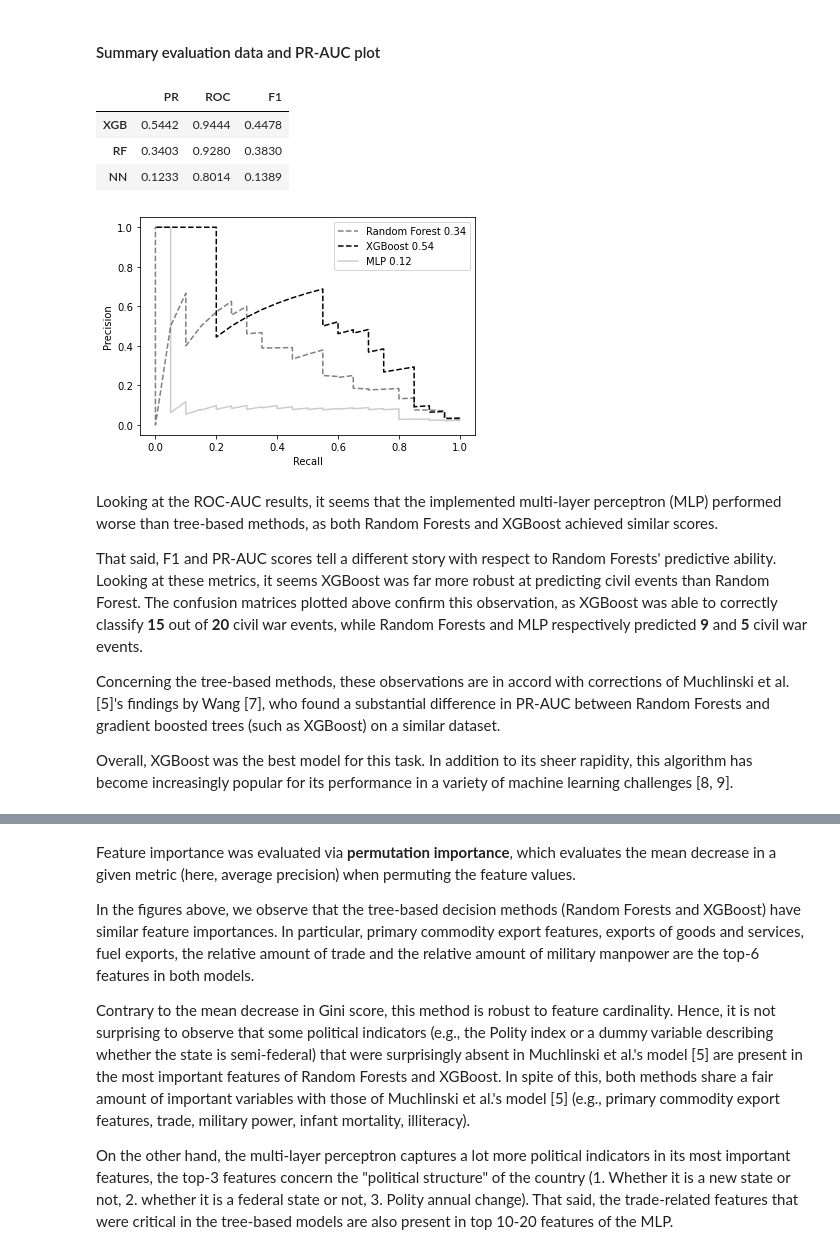
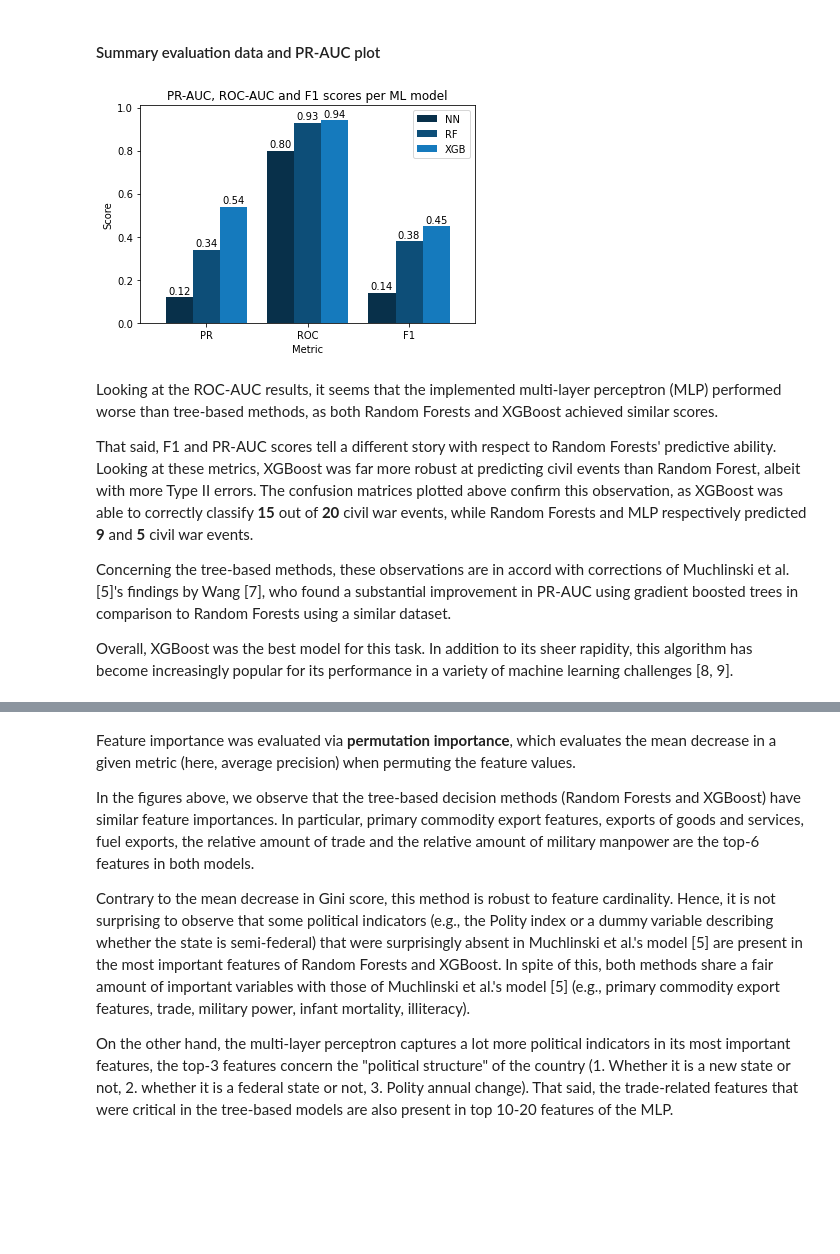
Before and after one commit to epfl-ada/ada-2020-project-milestone-p3-p3_navaja, a Jupyter notebook: extension_reportv2.ipynb, the cells around one changed output, grey strips where cells are left out. Drawn from its saved outputs; the diff is of its cells as text; code cells hidden in the pictures; blank space fills up the shorter version.

```diff
--- a/extension_reportv2.ipynb
+++ b/extension_reportv2.ipynb
@@ -458,10 +489,10 @@ def confusion_matrix_visualization(grid, confmat, N):
 # %%
 # Initialize dictionary with data metrics
-comparison_data = {}
+comparison_data_ML_algos = {}
 # %%
-p_rf, r_rf, pr_auc_rf, roc_auc_rf, f1_rf, grid_rf = fit_predict(X, y, rf, params_rf)
+pr_auc_rf, roc_auc_rf, f1_rf, grid_rf = fit_predict(X, y, rf, params_rf)
 
-comparison_data['RF'] = {'PR': pr_auc_rf, 'ROC': roc_auc_rf, 'F1': f1_rf}
+comparison_data_ML_algos['RF'] = {'PR': pr_auc_rf, 'ROC': roc_auc_rf, 'F1': f1_rf}
 # %% [output]
 Fitting 10 folds for each of 12 candidates, totalling 120 fits
 [Parallel(n_jobs=1)]: Using backend SequentialBackend with 1 concurrent workers.
@@ -511,29 +520,16 @@ Fitting 10 folds for each of 18 candidates, totalling 180 fits
 [figure]
 # %% [markdown]
 #### Summary evaluation data and PR-AUC plot
-# %%
-pd.DataFrame.from_dict(comparison_data).round(4).transpose().sort_values(by='PR', ascending=False)
-# %% [output]
-|  | PR | ROC | F1 |
-| XGB | 0.5442 | 0.9444 | 0.4478 |
-| RF | 0.3403 | 0.9280 | 0.3830 |
-| NN | 0.1233 | 0.8014 | 0.1389 |
-# %%
-plt.plot(r_rf, p_rf, 'k--', label=f'Random Forest {pr_auc_rf:.2f}', alpha=0.5)
-plt.plot(r_xgb, p_xgb, 'k--', label=f'XGBoost {pr_auc_xgb:.2f}')
-plt.plot(r_nn, p_nn, 'k', label=f'MLP {pr_auc_nn:.2f}', alpha=0.2)
-plt.xlabel('Recall')
-plt.ylabel('Precision')
-plt.legend()
-plt.show()
-# %% [output]
-[figure, removed]
+# %%
+metric_barplot_visualization(comparison_data_ML_algos, 'ML_algos')
+# %% [output]
+[figure, added]
 # %% [markdown]
 Looking at the ROC-AUC results, it seems that the implemented multi-layer perceptron (MLP) performed worse than tree-based methods, as both Random Forests and XGBoost achieved similar scores.
 
-That said, F1 and PR-AUC scores tell a different story with respect to Random Forests' predictive ability. Looking at these metrics, it seems XGBoost was far more robust at predicting civil events than Random Forest. The confusion matrices plotted above confirm this observation, as XGBoost was able to correctly classify **15** out of **20** civil war events, while Random Forests and MLP respectively predicted **9** and **5** civil war events.
+That said, F1 and PR-AUC scores tell a different story with respect to Random Forests' predictive ability. Looking at these metrics, XGBoost was far more robust at predicting civil events than Random Forest, albeit with more Type II errors. The confusion matrices plotted above confirm this observation, as XGBoost was able to correctly classify **15** out of **20** civil war events, while Random Forests and MLP respectively predicted **9** and **5** civil war events.
 
-Concerning the tree-based methods, these observations are in accord with corrections of Muchlinski et al. [5]'s findings by Wang [7], who found a substantial difference in PR-AUC between Random Forests and gradient boosted trees (such as XGBoost) on a similar dataset.
+Concerning the tree-based methods, these observations are in accord with corrections of Muchlinski et al. [5]'s findings by Wang [7], who found a substantial improvement in PR-AUC using gradient boosted trees in comparison to Random Forests using a similar dataset.
 
 Overall, XGBoost was the best model for this task. In addition to its sheer rapidity, this algorithm has become increasingly popular for its performance in a variety of machine learning challenges [8, 9].
 # %%
```
Also changed, not shown: parts of 21 cells of this notebook.
